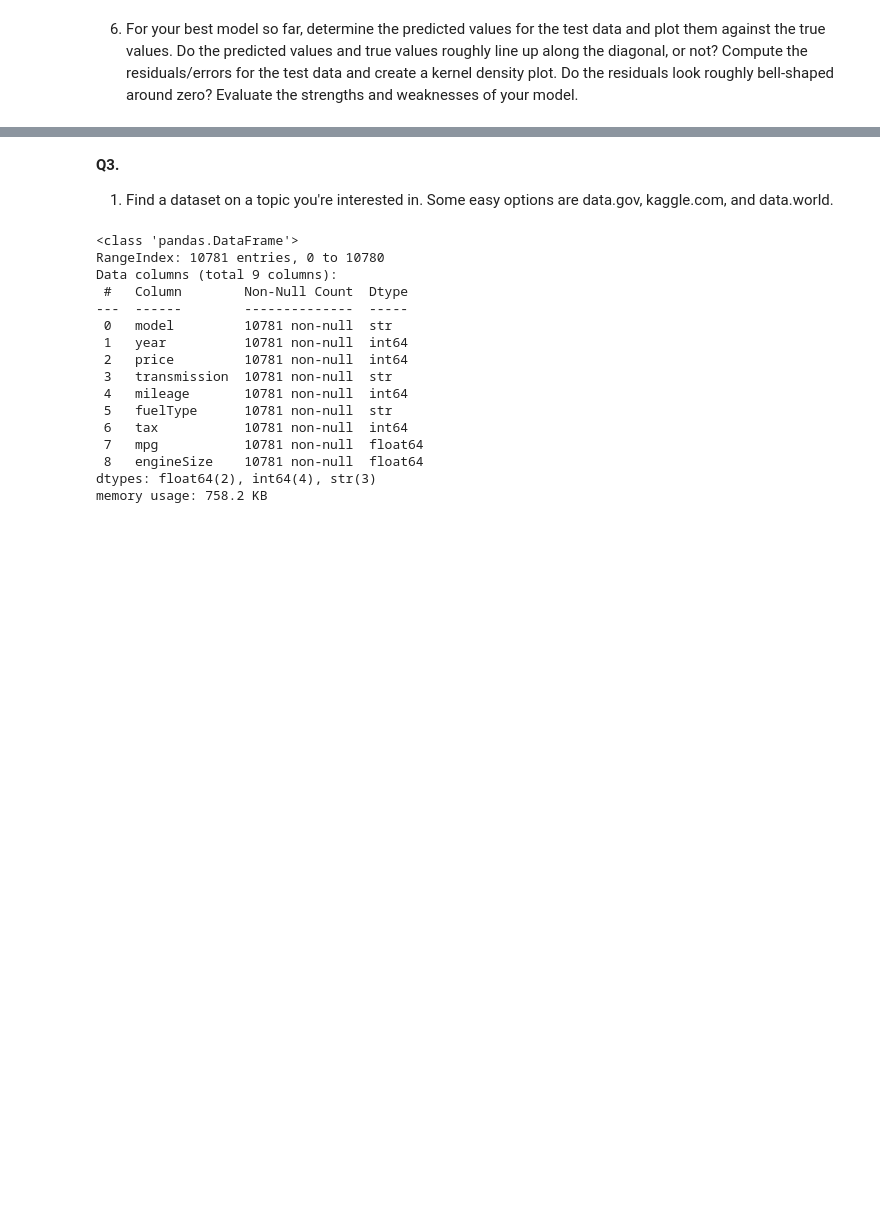
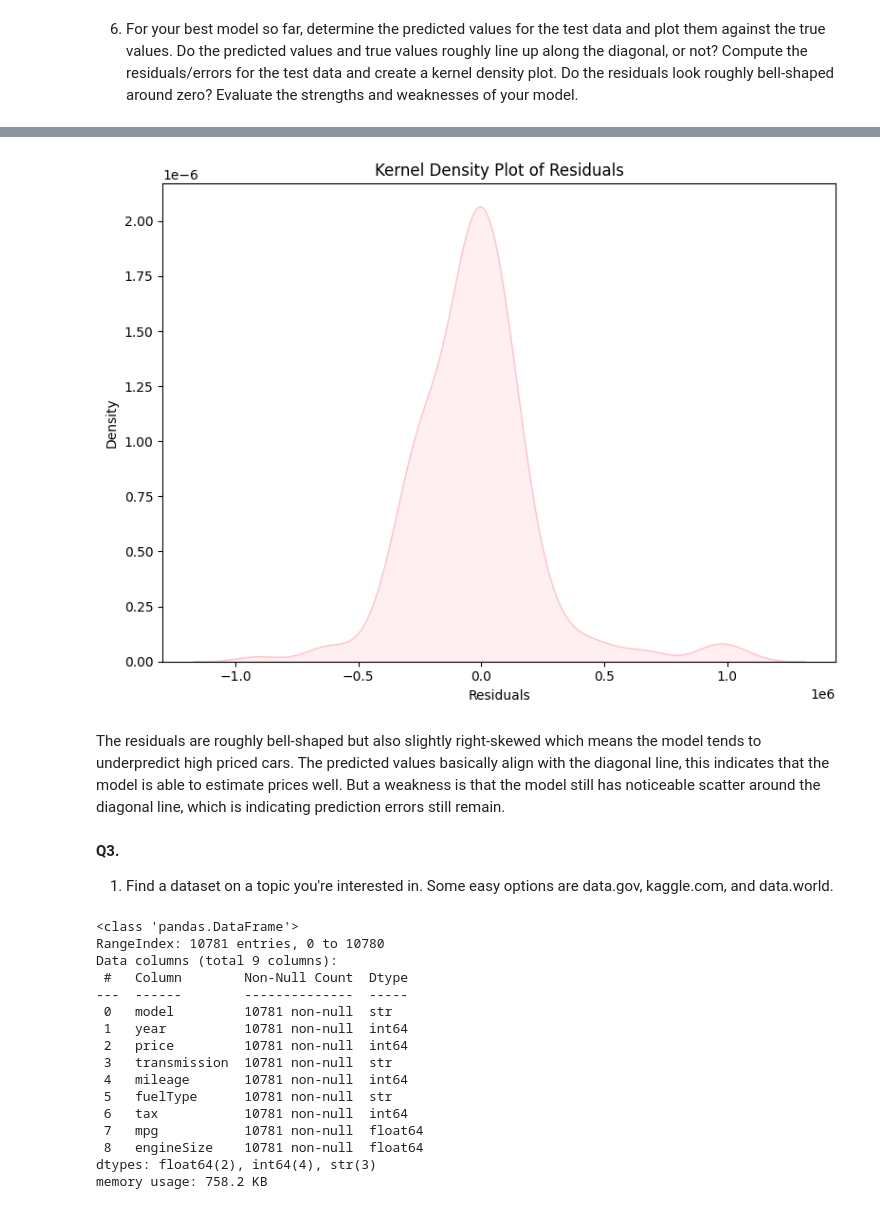
Before and after one commit to evelynxanaxia/Linear_Models, a Jupyter notebook: assignment.ipynb, the cells around one changed output, grey strips where cells are left out. Saved outputs shown, nothing was run; the diff lists cells and outputs as text; code cells hidden in the pictures; blank space fills up the shorter version.

```diff
--- a/assignment.ipynb
+++ b/assignment.ipynb
@@ -519,3 +619,20 @@ Degree 5: R² = 0.4634, RMSE = 255296.74
+# %%
+residuals = Y_test - predicted_best
+# residuals are the errors or differences between the true values (Y_test) and the predicted values (predicted_best)
+
+plt.figure(figsize=(8, 6))
+sns.kdeplot(residuals, color='pink', fill=True)
+# creates a kernel density plot of the residuals to visualize their distribution and assess the assumptions of the regression model, such as normality and homoscedasticity
+
+plt.title('Kernel Density Plot of Residuals')
+plt.xlabel('Residuals')
+
+plt.tight_layout()
+plt.show()
+# %% [output]
+[figure, added]
+# %% [markdown]
+The residuals are roughly bell-shaped but also slightly right-skewed which means the model tends to underpredict high priced cars. The predicted values basically align with the diagonal line, this indicates that the model is able to estimate prices well. But a weakness is that the model still has noticeable scatter around the diagonal line, which is indicating prediction errors still remain.
 # %% [markdown]
 **Q3.**
 1. Find a dataset on a topic you're interested in. Some easy options are data.gov, kaggle.com, and data.world.
```
Also changed, not shown: parts of 31 cells of this notebook, 1 other file.
